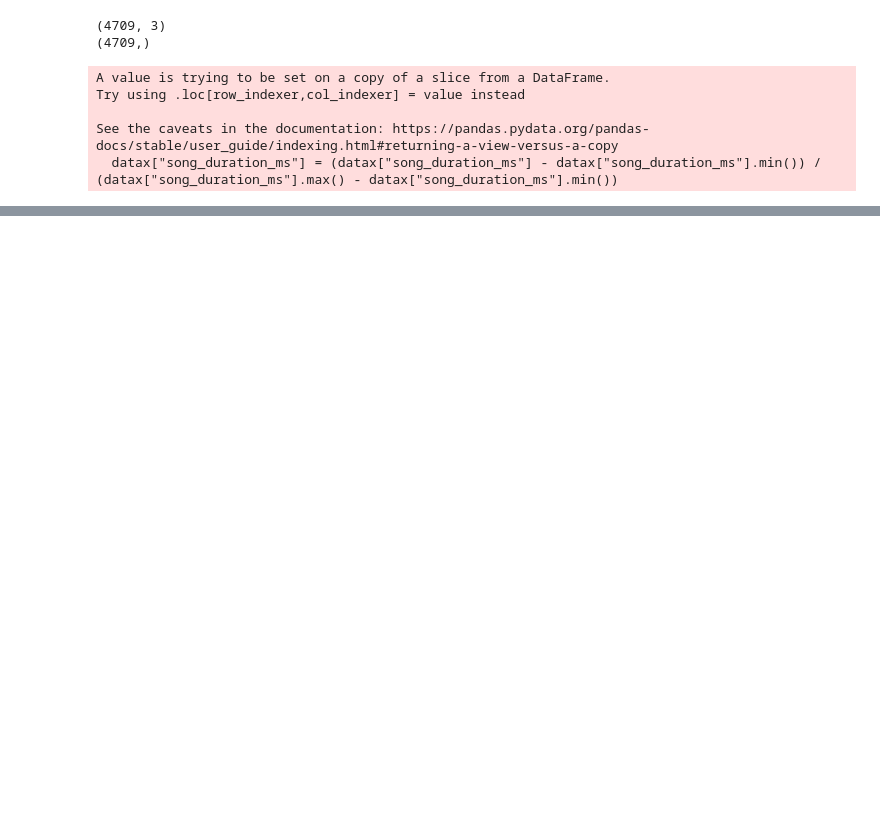
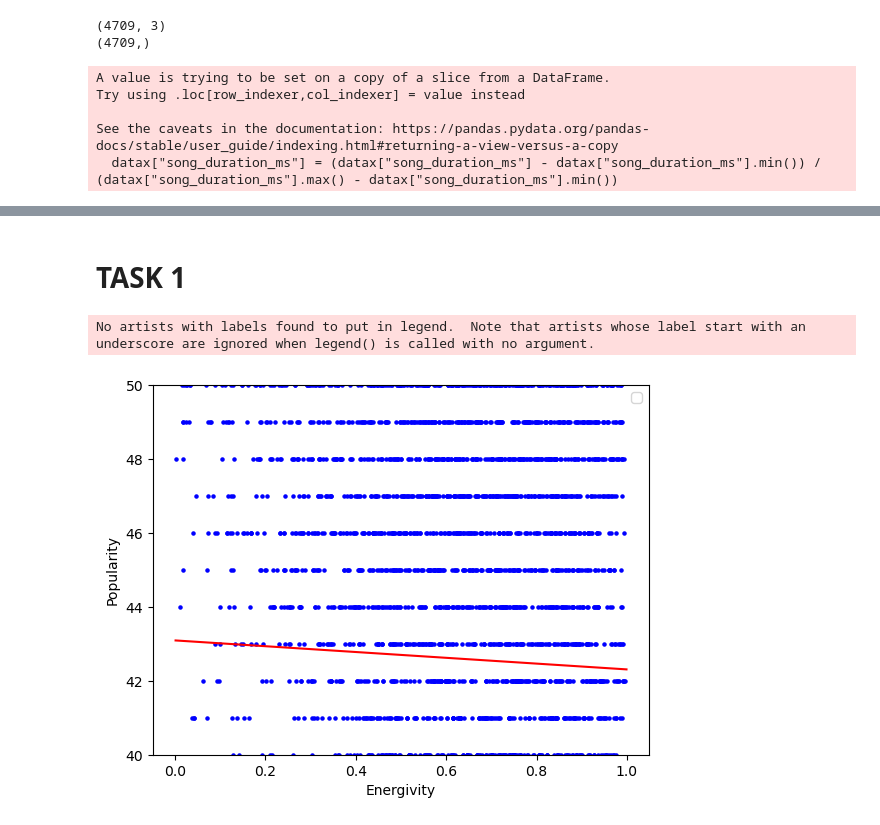
Before and after one commit to AntonSexov/statistics, a Jupyter notebook: lab5_1/main.ipynb, the cells around one changed output, grey strips where cells are left out. Cells and saved outputs as stored; diff of their text form; code cells hidden in the pictures; blank space fills up the shorter version.

```diff
--- a/lab5_1/main.ipynb
+++ b/lab5_1/main.ipynb
@@ -77,0 +112,18 @@ plt.show()
+# %% [markdown]
+# TASK 1
+# %%
+def plot_energyvity_popularity(LR, x, y):
+    plt.scatter(x, y, color='b',s=5)
+    x_line = np.linspace(x.min(), x.max(), 1000)
+    y_line = lr.weights[2] * x_line + lr.b
+    plt.plot(x_line, y_line, color='r')
+    plt.xlabel('Energivity')
+    plt.ylabel('Popularity')
+    plt.legend()
+    plt.ylim(40, 50)
+    plt.show()
+x = X_train[:,2].flatten()
+plot_energyvity_popularity(lr, x, y_train)
+# %% [output]
+No artists with labels found to put in legend.  Note that artists whose label start with an underscore are ignored when legend() is called with no argument.
+[figure, added]
```
Also changed, not shown: parts of 9 cells of this notebook.
